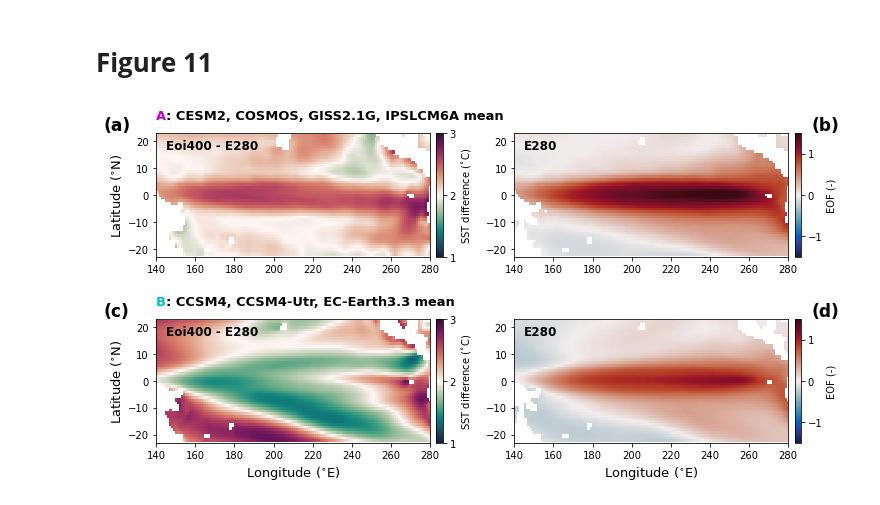
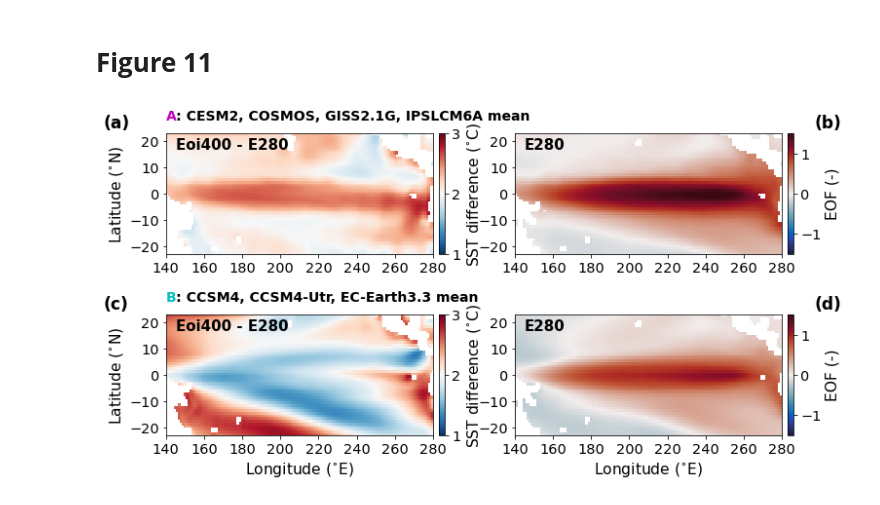
Before and after one commit to arthuroldeman/pliomip2-enso, a Jupyter notebook: EOF_analysis.ipynb, the cells around one changed output. Saved outputs shown, nothing was run; the diff lists cells and outputs as text; code cells hidden in the pictures.

```diff
--- a/EOF_analysis.ipynb
+++ b/EOF_analysis.ipynb
@@ -525,9 +493,3 @@ MIROC4m
 MRI2.3
 NorESM-L
 NorESM1-F
-# %%
-x = Ninolike
-for i in range(len(modellist)):
-    print(f'{x[i]:.2f}, {modellist[i]}')
-print(f'{np.mean(x):.2f}, mean')
-print(f'{np.std(x):.2f}, std')
@@ -716,51 +629,48 @@ EC-Earth3.3, corr = -0.4419149746410989
 # %% [markdown]
 # **Figure 11**
 # %%
+# load a 'random' zsg for the lons and lats
 A = Zonal_SST_gradient(model, run, latbound = latbounds, latmean=False)
 x = A.longitude.values; y = A.latitude.values;
 
 caption = True;
-textx = [113, 292, 113, 292]; texty = [24, 24, 24, 24]; textlist = ['(a)', '(b)', '(c)', '(d)'];
+textx = [107, 297, 107, 297]; texty = [25, 25, 25, 25]; textlist = ['(a)', '(b)', '(c)', '(d)'];
 
-zlist = [tempdiff1, PIeof1, tempdiff2, PIeof2] #, tempdiff3, PIeof3]
-# zlist = [tempdiff1-np.nanmean(tempdiff1[:]), PIeof1, tempdiff2-np.nanmean(tempdiff2[:]), PIeof2]
+zlist = [tempdiff1, PIeof1, tempdiff2, PIeof2]
 
 titles = [': CESM2, COSMOS, GISS2.1G, IPSLCM6A mean',': CCSM4, CCSM4-Utr, EC-Earth3.3 mean'] #,  'CCSM4-UoT, HadGEM3 mean']
 titles1 = ['A', 'B']; colors = ['m', 'c']
 vminlist = [1, -1.5]; vmaxlist = [3, 1.5];
-cmaps = ['cmo.curl', 'cmo.balance']
+cmaps = [cmap_diff, cmap_div]
 labels = ['SST difference ($^{\circ}$C)', 'EOF (-)']
 texts = ['Eoi400 - E280', 'E280']
 tickslist = [[1,2,3], [-1,0,1]]
 
-fig = plt.figure(figsize=(12,5.7))
-# fig = plt.figure(figsize=(12,8))
+pylab.rcParams.update(params2)
+fig = plt.figure(figsize=(figwidth2, 5.7), constrained_layout = True)
 gs = gridspec.GridSpec(ncols=2, nrows=2, height_ratios=[1, 1])
 fig.subplots_adjust(hspace=.5, wspace=.15)
 
 for i in range(4):
     i_ax = np.int(np.floor(i/2)); j_ax = np.int(np.mod(i,2))
-#     ax = axs[i_ax, j_ax]
 
     ax=fig.add_subplot(gs[i_ax,j_ax])
 
     im = ax.pcolormesh(x,y,zlist[i], vmin=vminlist[j_ax], vmax = vmaxlist[j_ax], cmap = cmaps[j_ax])
     fig.colorbar(im, ax=ax, label=labels[j_ax], fraction=0.1, pad =0.02, ticks=tickslist[j_ax])
-#     ax.set_title('Eoi400 - E280', loc='right', fontsize=titlefontsize, fontweight = 'bold')
     ax.set_xlim([140, 280]); ax.set_ylim([-23, 23]);
+    ax.set_yticks([-20, -10, 0, 10, 20]); ax.set_xticks([140, 160, 180, 200, 220, 240, 260, 280])
+
     if i_ax==1:
-        ax.set_xlabel('Longitude ($^{\circ}$E)', fontsize=labelfontsize)
+        ax.set_xlabel('Longitude ($^{\circ}$E)')
     if j_ax==0:
-        ax.set_ylabel('Latitude ($^{\circ}$N)', fontsize=labelfontsize)
-        ax.text(140, 28, titles1[i_ax], color=colors[i_ax], fontsize=titlefontsize, fontweight = 'bold')
-        ax.text(145, 28, titles[i_ax], fontsize=titlefontsize, fontweight = 'bold')
+        ax.set_ylabel('Latitude ($^{\circ}$N)')
+        ax.text(140, 28, titles1[i_ax], color=colors[i_ax], fontsize=14, fontweight = 'bold')
+        ax.text(145, 28, titles[i_ax], fontsize=14, fontweight = 'bold')
 
-#         ax.set_title(titles[i_ax], loc='left', pad = 14, fontsize=titlefontsize, fontweight = 'bold')
-    ax.text(145, 17, texts[j_ax], fontsize = legendfontsize, fontweight='bold')
-#     ax.set_title('')
-
+    ax.text(145, 17, texts[j_ax], fontsize = 15, fontweight='bold')
     ax.text(textx[i], texty[i], textlist[i], fontsize=17, fontweight = 'bold')
 
-# plt.savefig('figures/figure11.pdf', bbox_inches='tight')
+plt.savefig('figures/figure11.pdf', bbox_inches='tight')
 # %% [output]
-[figure, old version]
+[figure, new version]
```
Also changed, not shown: parts of 14 cells of this notebook.
